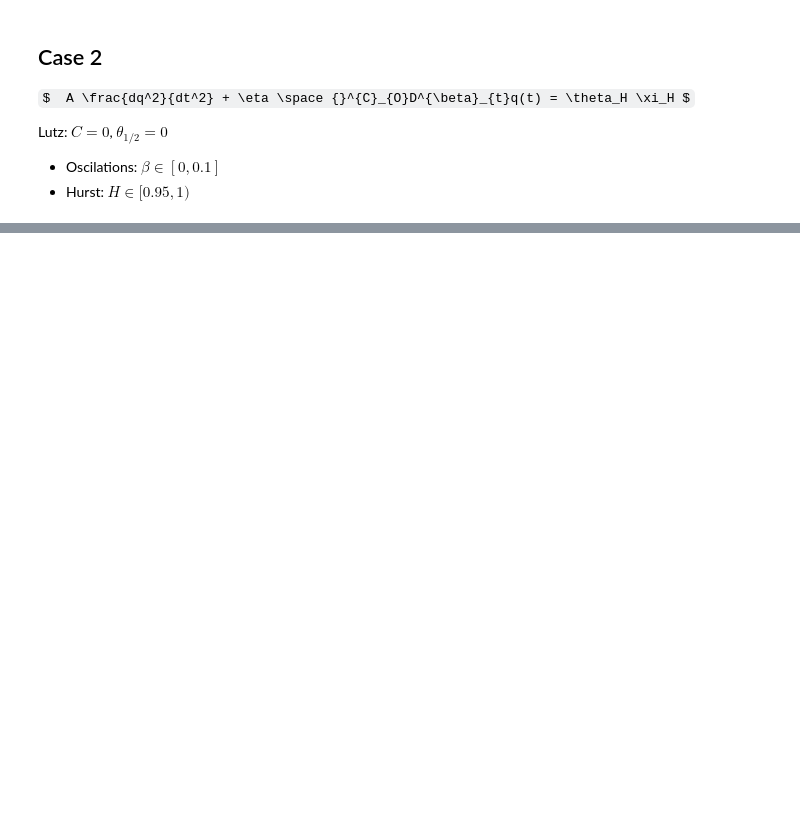
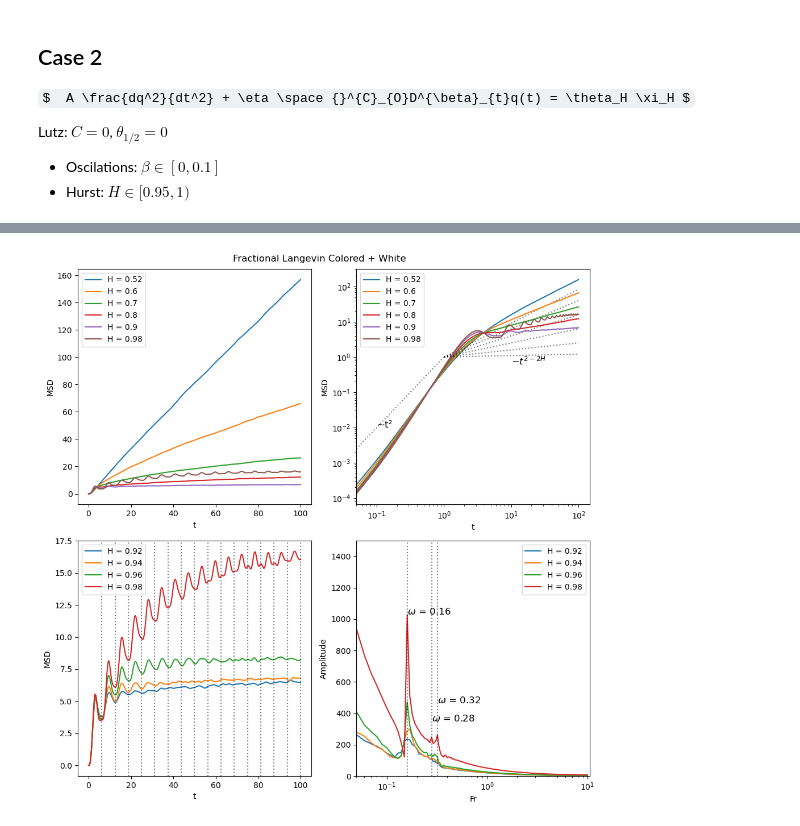
Before and after one commit to davidsantiagoquevedo/fractional-langevin-equations, a Jupyter notebook: analysis/inspect_fLe_MSD_twobath.ipynb, the cells around one changed output, grey strips where cells are left out. Cells and saved outputs as stored; diff of their text form; code cells hidden in the pictures; some formulas as TeX source; blank space fills up the shorter version.

```diff
--- a/analysis/inspect_fLe_MSD_twobath.ipynb
+++ b/analysis/inspect_fLe_MSD_twobath.ipynb
@@ -104,0 +265,96 @@ plot_msd(A, eta, C, theta_12, theta_H)
+# %%
+A = 1.0
+eta = 1.0
+C = 0.0
+theta_H = 1.0
+theta_12 = 1.0
+
+fig, ax = plt.subplots(2,2, figsize = (10, 10))
+
+H = 0.52
+df_msd = get_msd(A, eta, C, theta_12, theta_H, H, avg, h, task_set)
+df_ft = get_ft(df_msd, h, T)
+df_freq = get_freq(df_ft)
+plot_msd(ax[0,0], df_msd, H)
+plot_msd(ax[0,1], df_msd, H, log = True)
+add_trend(ax[0,1], x0 = 1, xf = 100, func = t2_2H, text = r"", xtext = 0.1, H = H)
+
+H = 0.6
+df_msd = get_msd(A, eta, C, theta_12, theta_H, H, avg, h, task_set)
+df_ft = get_ft(df_msd, h, T)
+df_freq = get_freq(df_ft)
+plot_msd(ax[0,0], df_msd, H)
+plot_msd(ax[0,1], df_msd, H, log = True)
+add_trend(ax[0,1], x0 = 1, xf = 100, func = t2_2H, text = r"", xtext = 0.1, H = H)
+
+H = 0.7
+df_msd = get_msd(A, eta, C, theta_12, theta_H, H, avg, h, task_set)
+df_ft = get_ft(df_msd, h, T)
+df_freq = get_freq(df_ft)
+plot_msd(ax[0,0], df_msd, H)
+plot_msd(ax[0,1], df_msd, H, log = True)
+add_trend(ax[0,1], x0 = 1, xf = 100, func = t2_2H, text = r"", xtext = 0.1, H = H)
+
+H = 0.8
+df_msd = get_msd(A, eta, C, theta_12, theta_H, H, avg, h, task_set)
+df_ft = get_ft(df_msd, h, T)
+df_freq = get_freq(df_ft)
+plot_msd(ax[0,0], df_msd, H)
+plot_msd(ax[0,1], df_msd, H, log = True)
+add_trend(ax[0,1], x0 = 1, xf = 100, func = t2_2H, text = r"", xtext = 0.1, H = H)
+
+H = 0.9
+df_msd = get_msd(A, eta, C, theta_12, theta_H, H, avg, h, task_set)
+df_ft = get_ft(df_msd, h, T)
+df_freq = get_freq(df_ft)
+plot_msd(ax[0,0], df_msd, H)
+plot_msd(ax[0,1], df_msd, H, log = True)
+add_trend(ax[0,1], x0 = 1, xf = 100, func = t2_2H, text = r"", xtext = 0.1, H = H)
+
+
+H = 0.92
+df_msd = get_msd(A, eta, C, theta_12, theta_H, H, avg, h, task_set)
+df_ft = get_ft(df_msd, h, T)
+df_freq = get_freq(df_ft)
+plot_msd(ax[1,0], df_msd, H)
+plot_fft(ax[1,1], df_ft, H)
+
+H = 0.94
+df_msd = get_msd(A, eta, C, theta_12, theta_H, H, avg, h, task_set)
+df_ft = get_ft(df_msd, h, T)
+df_freq = get_freq(df_ft)
+plot_msd(ax[1,0], df_msd, H)
+plot_fft(ax[1,1], df_ft, H)
+
+H = 0.96
+df_msd = get_msd(A, eta, C, theta_12, theta_H, H, avg, h, task_set)
+df_ft = get_ft(df_msd, h, T)
+df_freq = get_freq(df_ft)
+plot_msd(ax[1,0], df_msd, H)
+plot_fft(ax[1,1], df_ft, H)
+
+H = 0.98
+df_msd = get_msd(A, eta, C, theta_12, theta_H, H, avg, h, task_set)
+df_ft = get_ft(df_msd, h, T)
+df_freq = get_freq(df_ft)
+plot_msd(ax[0,0], df_msd, H)
+plot_msd(ax[0,1], df_msd, H, log = True)
+add_trend(ax[0,1], x0 = 1, xf = 100, func = t2_2H, text = r"~$t^{2-2H}$", xtext = 10, dy = -0.5, H = H)
+plot_msd(ax[1,0], df_msd, H)
+plot_fft(ax[1,1], df_ft, H)
+
+add_trend(ax[0,1], x0 = h, xf = 1, func = t2, text = "~t²", xtext = 0.1)
+
+add_freq(ax[1,1], df_freq, dy = 100)
+add_freq_grid(ax[1,0], df_freq.iloc[0].fr, T)
+
+
+ax[0,1].set_xlim(xmin = h)
+ax[1,1].set_xlim(xmin = h)
+ax[1,1].set_xscale("log")
+ax[1,1].set_ylim(ymin = 0, ymax = 1500)
+
+fig.suptitle("Fractional Langevin Colored + White")
+fig.tight_layout()
+# %% [output]
+[figure, added]
```
Also changed, not shown: parts of 30 cells of this notebook.
